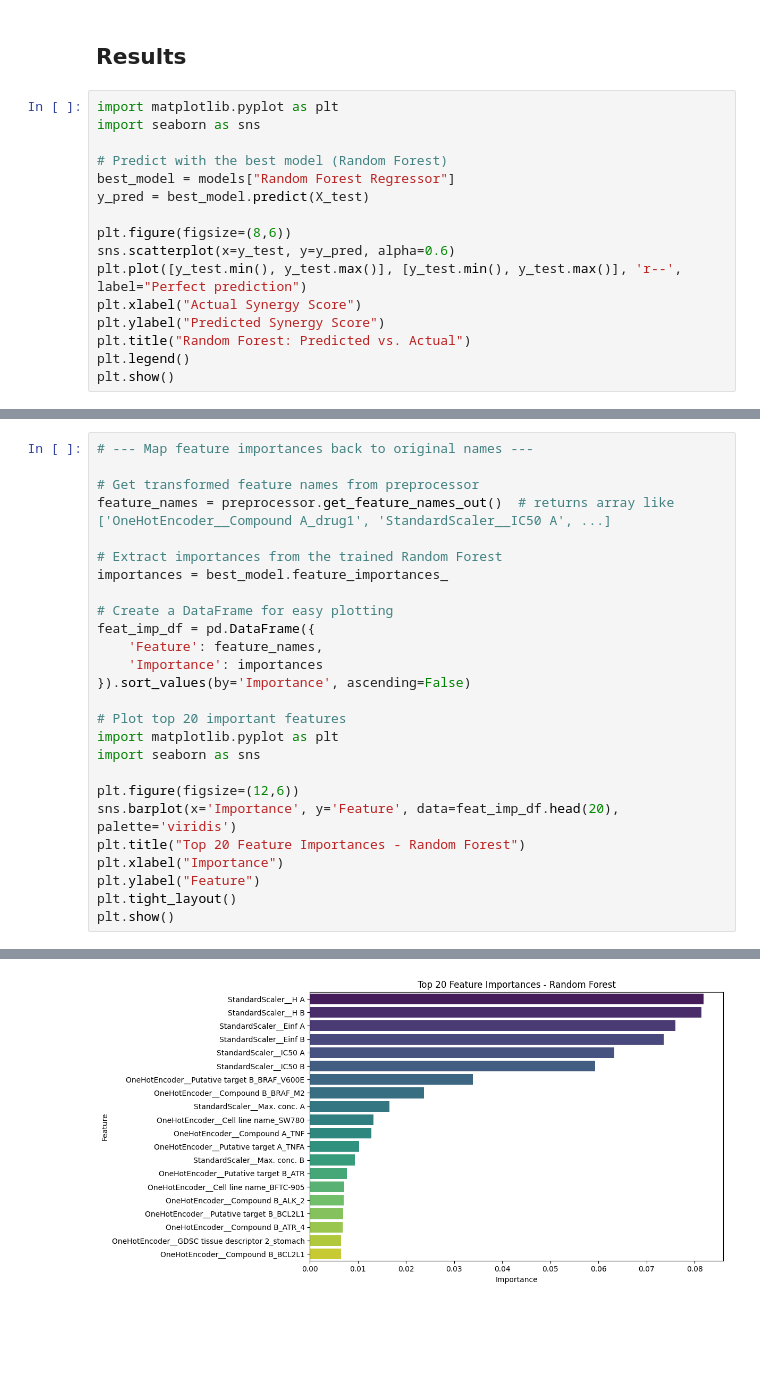
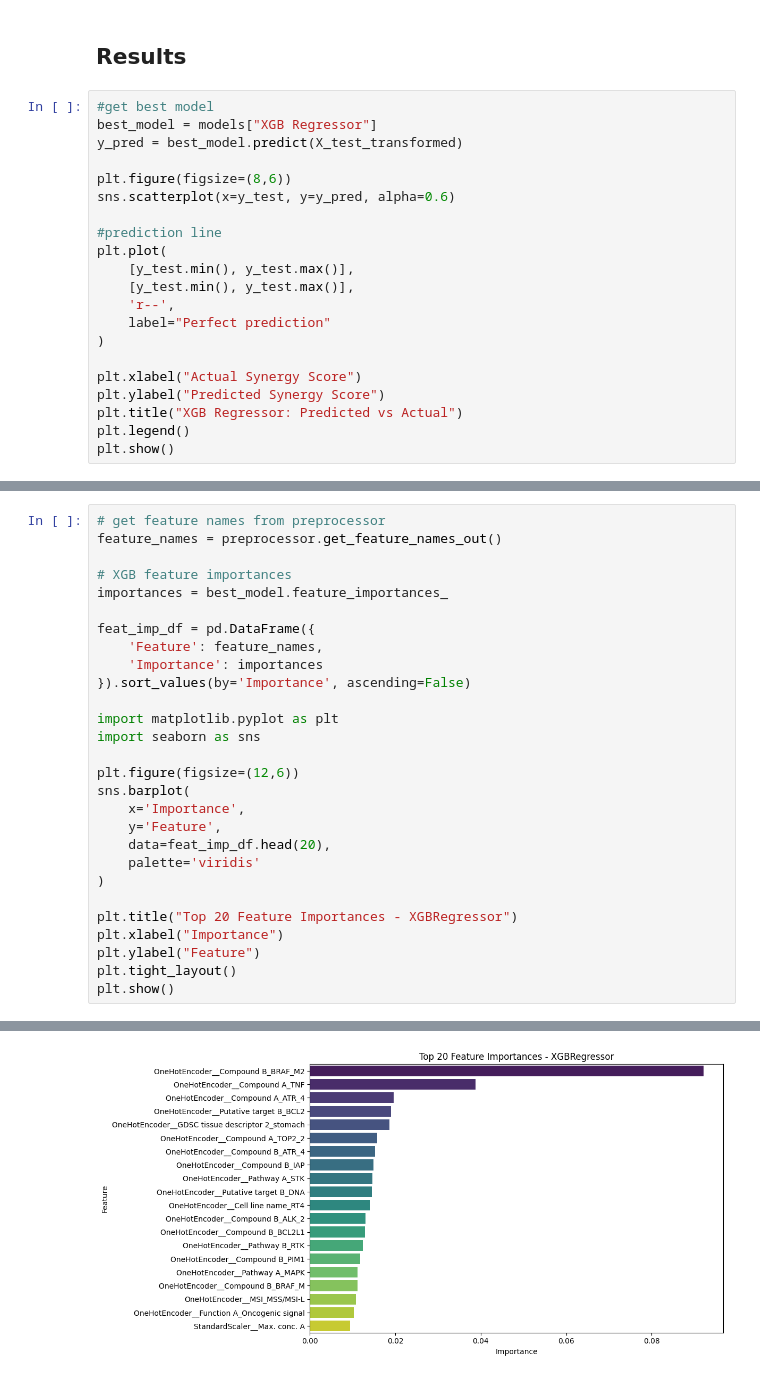
Before and after one commit to jorguz07/biomlproject, a Jupyter notebook: notebook/Model Training.ipynb, the cells around one changed output, grey strips where cells are left out. Saved outputs shown, nothing was run; the diff lists cells and outputs as text; blank space fills up the shorter version.

```diff
--- a/notebook/Model Training.ipynb
+++ b/notebook/Model Training.ipynb
@@ -301,19 +301,24 @@ results_df
 # %% [markdown]
 ## Results
 # %%
-import matplotlib.pyplot as plt
-import seaborn as sns
-
-# Predict with the best model (Random Forest)
-best_model = models["Random Forest Regressor"]
-y_pred = best_model.predict(X_test)
+#get best model
+best_model = models["XGB Regressor"]
+y_pred = best_model.predict(X_test_transformed)
 
 plt.figure(figsize=(8,6))
 sns.scatterplot(x=y_test, y=y_pred, alpha=0.6)
-plt.plot([y_test.min(), y_test.max()], [y_test.min(), y_test.max()], 'r--', label="Perfect prediction")
+
+#prediction line
+plt.plot(
+    [y_test.min(), y_test.max()],
+    [y_test.min(), y_test.max()],
+    'r--',
+    label="Perfect prediction"
+)
+
 plt.xlabel("Actual Synergy Score")
 plt.ylabel("Predicted Synergy Score")
-plt.title("Random Forest: Predicted vs. Actual")
+plt.title("XGB Regressor: Predicted vs Actual")
 plt.legend()
 plt.show()
 # %% [output]
@@ -345,25 +357,27 @@ plt.show()
 # %%
-# --- Map feature importances back to original names ---
+# get feature names from preprocessor
+feature_names = preprocessor.get_feature_names_out()
 
-# Get transformed feature names from preprocessor
-feature_names = preprocessor.get_feature_names_out()  # returns array like ['OneHotEncoder__Compound A_drug1', 'StandardScaler__IC50 A', ...]
-
-# Extract importances from the trained Random Forest
+# XGB feature importances
 importances = best_model.feature_importances_
 
-# Create a DataFrame for easy plotting
 feat_imp_df = pd.DataFrame({
     'Feature': feature_names,
     'Importance': importances
 }).sort_values(by='Importance', ascending=False)
 
-# Plot top 20 important features
 import matplotlib.pyplot as plt
 import seaborn as sns
 
 plt.figure(figsize=(12,6))
-sns.barplot(x='Importance', y='Feature', data=feat_imp_df.head(20), palette='viridis')
-plt.title("Top 20 Feature Importances - Random Forest")
+sns.barplot(
+    x='Importance',
+    y='Feature',
+    data=feat_imp_df.head(20),
+    palette='viridis'
+)
+
+plt.title("Top 20 Feature Importances - XGBRegressor")
 plt.xlabel("Importance")
 plt.ylabel("Feature")
 plt.tight_layout()
@@ -375 +389 @@ Passing `palette` without assigning `hue` is deprecated and will be removed in v
-[figure, old version]
+[figure, new version]
```
Also changed, not shown: parts of 4 cells of this notebook.
